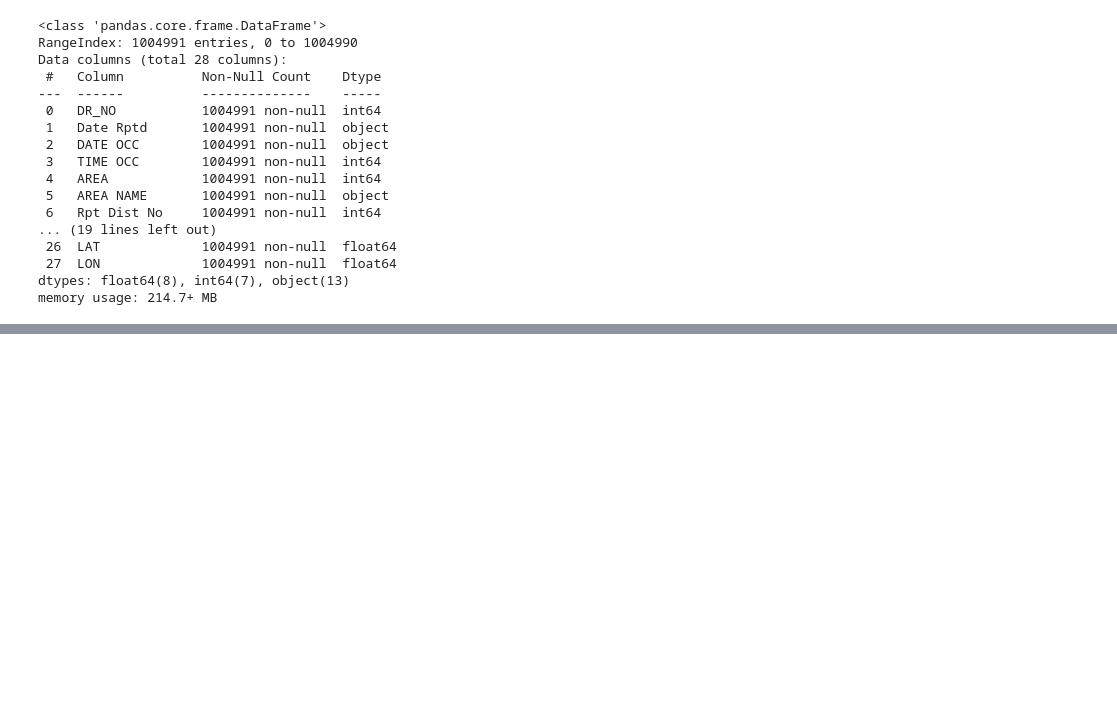
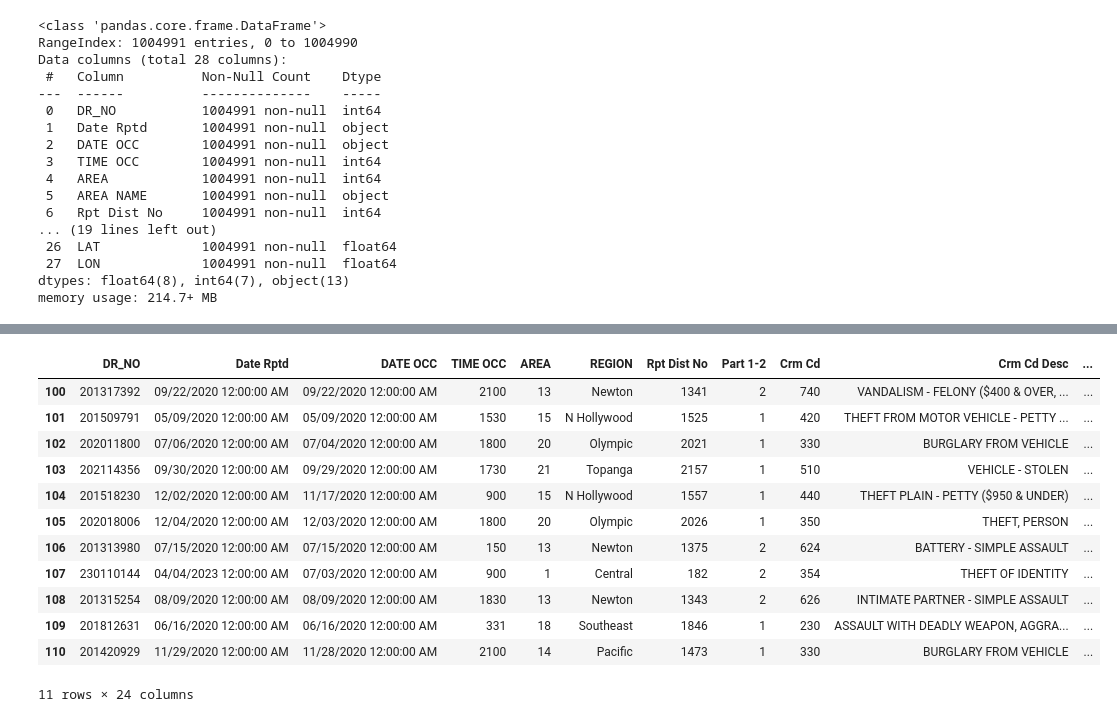
Before and after one commit to DanosAJ4/IA-340-2-Fall25, a Jupyter notebook: lab2.ipynb, the cells around one changed output, grey strips where cells are left out. Saved outputs shown, nothing was run; the diff lists cells and outputs as text; code cells hidden in the pictures; blank space fills up the shorter version.

```diff
--- a/lab2.ipynb
+++ b/lab2.ipynb
@@ -134,0 +146,16 @@ df.dropna()
+# %%
+df[100:111]
+# %% [output]
+|  | DR_NO | Date Rptd | DATE OCC | TIME OCC | AREA | REGION | Rpt Dist No | Part 1-2 | Crm Cd | Crm Cd Desc | ... |
+| 100 | 201317392 | 09/22/2020 12:00:00 AM | 09/22/2020 12:00:00 AM | 2100 | 13 | Newton | 1341 | 2 | 740 | VANDALISM - FELONY ($400 & OVER, ... | ... |
+| 101 | 201509791 | 05/09/2020 12:00:00 AM | 05/09/2020 12:00:00 AM | 1530 | 15 | N Hollywood | 1525 | 1 | 420 | THEFT FROM MOTOR VEHICLE - PETTY ... | ... |
+| 102 | 202011800 | 07/06/2020 12:00:00 AM | 07/04/2020 12:00:00 AM | 1800 | 20 | Olympic | 2021 | 1 | 330 | BURGLARY FROM VEHICLE | ... |
+| 103 | 202114356 | 09/30/2020 12:00:00 AM | 09/29/2020 12:00:00 AM | 1730 | 21 | Topanga | 2157 | 1 | 510 | VEHICLE - STOLEN | ... |
+| 104 | 201518230 | 12/02/2020 12:00:00 AM | 11/17/2020 12:00:00 AM | 900 | 15 | N Hollywood | 1557 | 1 | 440 | THEFT PLAIN - PETTY ($950 & UNDER) | ... |
+| 105 | 202018006 | 12/04/2020 12:00:00 AM | 12/03/2020 12:00:00 AM | 1800 | 20 | Olympic | 2026 | 1 | 350 | THEFT, PERSON | ... |
+| 106 | 201313980 | 07/15/2020 12:00:00 AM | 07/15/2020 12:00:00 AM | 150 | 13 | Newton | 1375 | 2 | 624 | BATTERY - SIMPLE ASSAULT | ... |
+| 107 | 230110144 | 04/04/2023 12:00:00 AM | 07/03/2020 12:00:00 AM | 900 | 1 | Central | 182 | 2 | 354 | THEFT OF IDENTITY | ... |
+| 108 | 201315254 | 08/09/2020 12:00:00 AM | 08/09/2020 12:00:00 AM | 1830 | 13 | Newton | 1343 | 2 | 626 | INTIMATE PARTNER - SIMPLE ASSAULT | ... |
+| 109 | 201812631 | 06/16/2020 12:00:00 AM | 06/16/2020 12:00:00 AM | 331 | 18 | Southeast | 1846 | 1 | 230 | ASSAULT WITH DEADLY WEAPON, AGGRA... | ... |
+| 110 | 201420929 | 11/29/2020 12:00:00 AM | 11/28/2020 12:00:00 AM | 2100 | 14 | Pacific | 1473 | 1 | 330 | BURGLARY FROM VEHICLE | ... |
+11 rows × 24 columns
```
Also changed, not shown: parts of 21 cells of this notebook.
